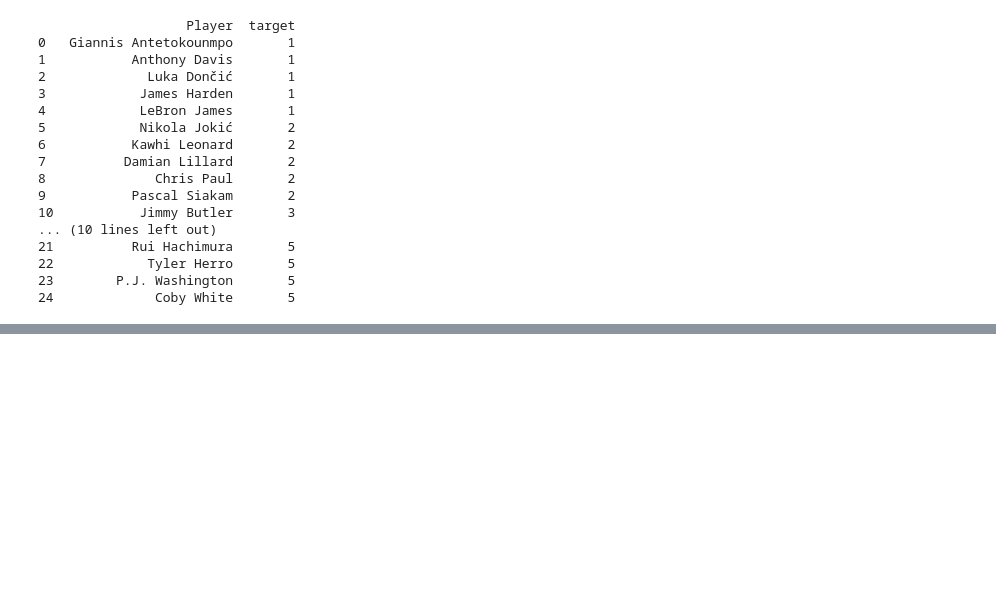
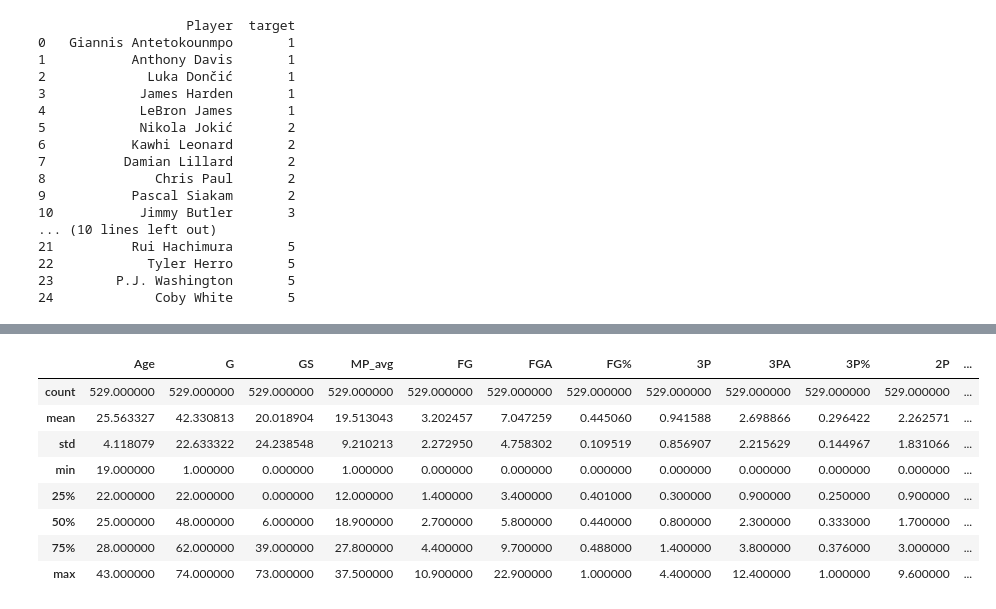
Before and after one commit to Mateo755/PROJECT-NBA_Awards_Prediction, a Jupyter notebook: nba_data.ipynb, the cells around one changed output, grey strips where cells are left out. Drawn from its saved outputs; the diff is of its cells as text; code cells hidden in the pictures; blank space fills up the shorter version.

```diff
--- a/nba_data.ipynb
+++ b/nba_data.ipynb
@@ -412,0 +380,12 @@ df_full.to_csv("csv/stats_full.csv", index=False)
+# %%
+df_full.describe()
+# %% [output]
+|  | Age | G | GS | MP_avg | FG | FGA | FG% | 3P | 3PA | 3P% | 2P | ... |
+| count | 529.000000 | 529.000000 | 529.000000 | 529.000000 | 529.000000 | 529.000000 | 529.000000 | 529.000000 | 529.000000 | 529.000000 | 529.000000 | ... |
+| mean | 25.563327 | 42.330813 | 20.018904 | 19.513043 | 3.202457 | 7.047259 | 0.445060 | 0.941588 | 2.698866 | 0.296422 | 2.262571 | ... |
+| std | 4.118079 | 22.633322 | 24.238548 | 9.210213 | 2.272950 | 4.758302 | 0.109519 | 0.856907 | 2.215629 | 0.144967 | 1.831066 | ... |
+| min | 19.000000 | 1.000000 | 0.000000 | 1.000000 | 0.000000 | 0.000000 | 0.000000 | 0.000000 | 0.000000 | 0.000000 | 0.000000 | ... |
+| 25% | 22.000000 | 22.000000 | 0.000000 | 12.000000 | 1.400000 | 3.400000 | 0.401000 | 0.300000 | 0.900000 | 0.250000 | 0.900000 | ... |
+| 50% | 25.000000 | 48.000000 | 6.000000 | 18.900000 | 2.700000 | 5.800000 | 0.440000 | 0.800000 | 2.300000 | 0.333000 | 1.700000 | ... |
+| 75% | 28.000000 | 62.000000 | 39.000000 | 27.800000 | 4.400000 | 9.700000 | 0.488000 | 1.400000 | 3.800000 | 0.376000 | 3.000000 | ... |
+| max | 43.000000 | 74.000000 | 73.000000 | 37.500000 | 10.900000 | 22.900000 | 1.000000 | 4.400000 | 12.400000 | 1.000000 | 9.600000 | ... |
```
Also changed, not shown: parts of 11 cells of this notebook, 2 other files.
